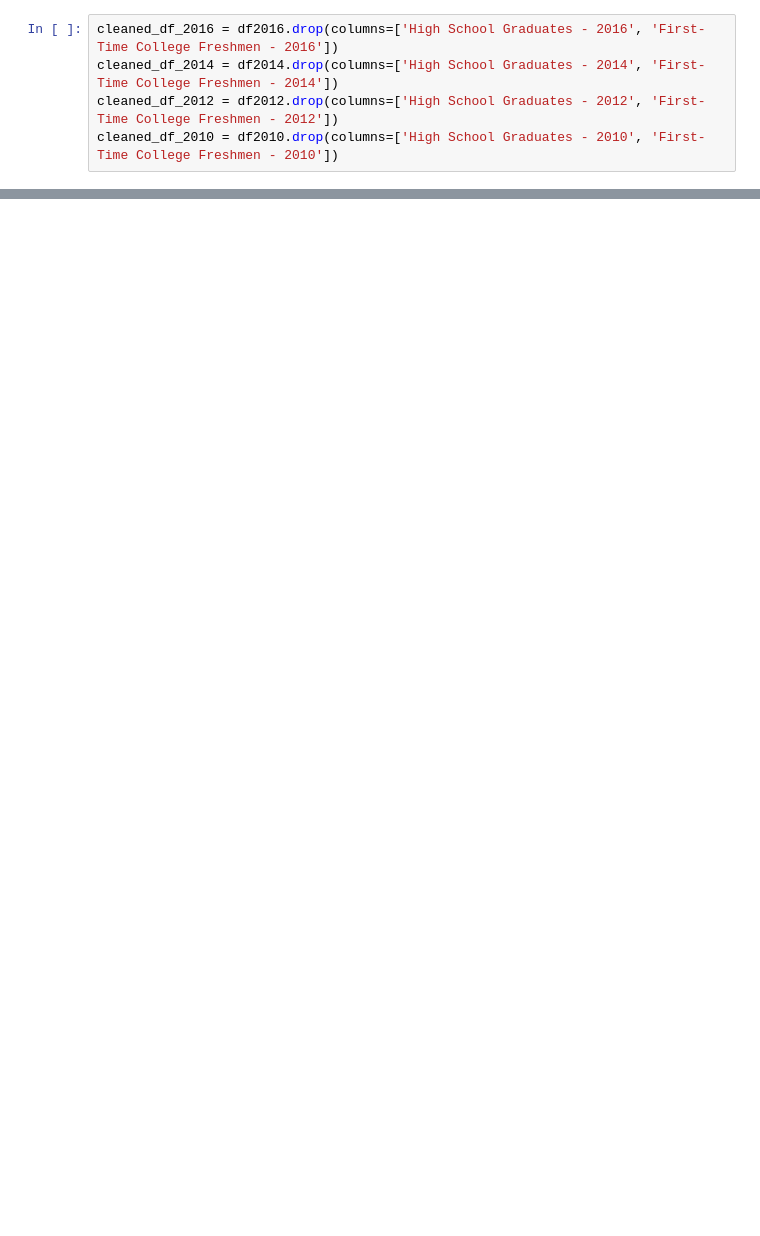
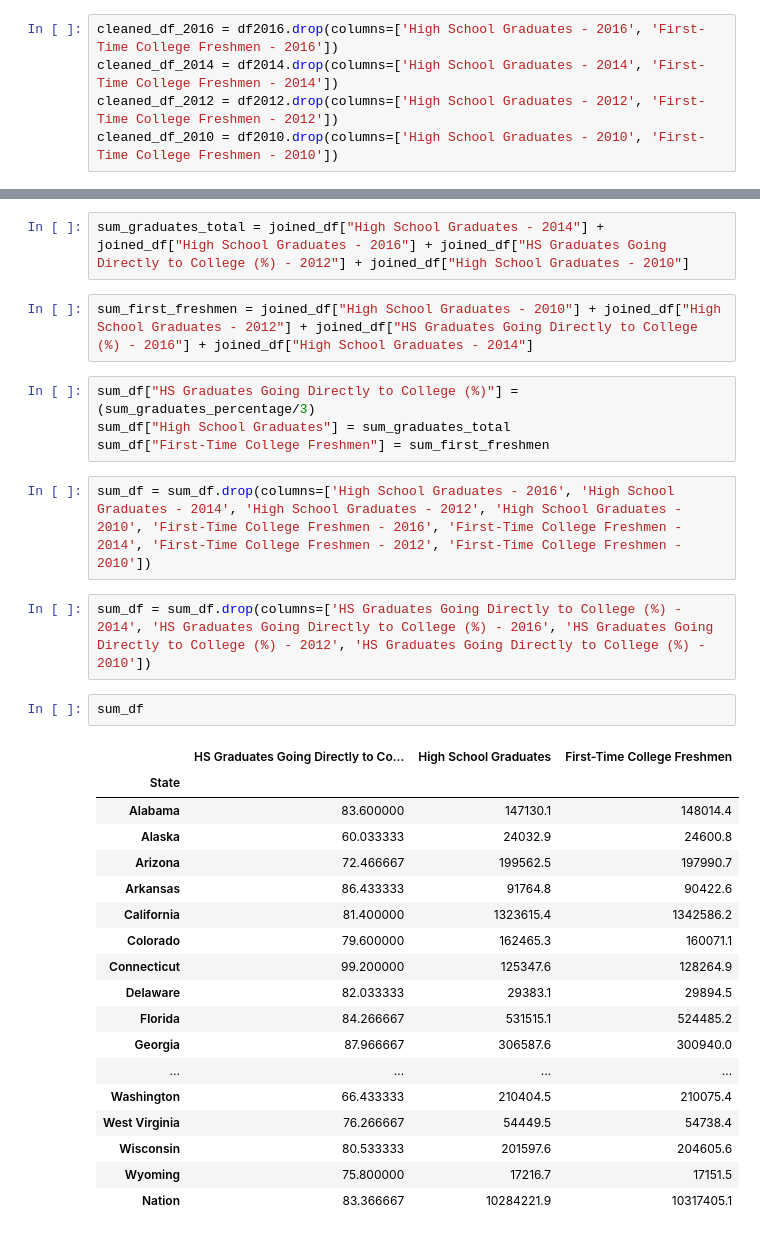
Before and after one commit to katielilleyquinn/Project-2, a Jupyter notebook: project2notebooklyli.ipynb, the cells around one changed output, grey strips where cells are left out. Drawn from its saved outputs; the diff is of its cells as text; blank space fills up the shorter version.

Commit message:
summary table

```diff
--- a/project2notebooklyli.ipynb
+++ b/project2notebooklyli.ipynb
@@ -92,0 +74,33 @@ NameError: name 'cleaned_df_2012' is not defined
+# %%
+sum_graduates_total = joined_df["High School Graduates - 2014"] + joined_df["High School Graduates - 2016"] + joined_df["HS Graduates Going Directly to College (%) - 2012"] + joined_df["High School Graduates - 2010"]
+# %%
+sum_first_freshmen = joined_df["High School Graduates - 2010"] + joined_df["High School Graduates - 2012"] + joined_df["HS Graduates Going Directly to College (%) - 2016"] + joined_df["High School Graduates - 2014"]
+# %%
+sum_df["HS Graduates Going Directly to College (%)"] = (sum_graduates_percentage/3)
+sum_df["High School Graduates"] = sum_graduates_total
+sum_df["First-Time College Freshmen"] = sum_first_freshmen
+# %%
+sum_df = sum_df.drop(columns=['High School Graduates - 2016', 'High School Graduates - 2014', 'High School Graduates - 2012', 'High School Graduates - 2010', 'First-Time College Freshmen - 2016', 'First-Time College Freshmen - 2014', 'First-Time College Freshmen - 2012', 'First-Time College Freshmen - 2010'])
+# %%
+sum_df = sum_df.drop(columns=['HS Graduates Going Directly to College (%) - 2014', 'HS Graduates Going Directly to College (%) - 2016', 'HS Graduates Going Directly to College (%) - 2012', 'HS Graduates Going Directly to College (%) - 2010'])
+# %%
+sum_df
+# %% [output]
+|  | HS Graduates Going Directly to Co... | High School Graduates | First-Time College Freshmen |
+| State |  |  |  |
+| Alabama | 83.600000 | 147130.1 | 148014.4 |
+| Alaska | 60.033333 | 24032.9 | 24600.8 |
+| Arizona | 72.466667 | 199562.5 | 197990.7 |
+| Arkansas | 86.433333 | 91764.8 | 90422.6 |
+| California | 81.400000 | 1323615.4 | 1342586.2 |
+| Colorado | 79.600000 | 162465.3 | 160071.1 |
+| Connecticut | 99.200000 | 125347.6 | 128264.9 |
+| Delaware | 82.033333 | 29383.1 | 29894.5 |
+| Florida | 84.266667 | 531515.1 | 524485.2 |
+| Georgia | 87.966667 | 306587.6 | 300940.0 |
+| ... | ... | ... | ... |
+| Washington | 66.433333 | 210404.5 | 210075.4 |
+| West Virginia | 76.266667 | 54449.5 | 54738.4 |
+| Wisconsin | 80.533333 | 201597.6 | 204605.6 |
+| Wyoming | 75.800000 | 17216.7 | 17151.5 |
+| Nation | 83.366667 | 10284221.9 | 10317405.1 |
```
Also changed, not shown: parts of 4 cells of this notebook.
